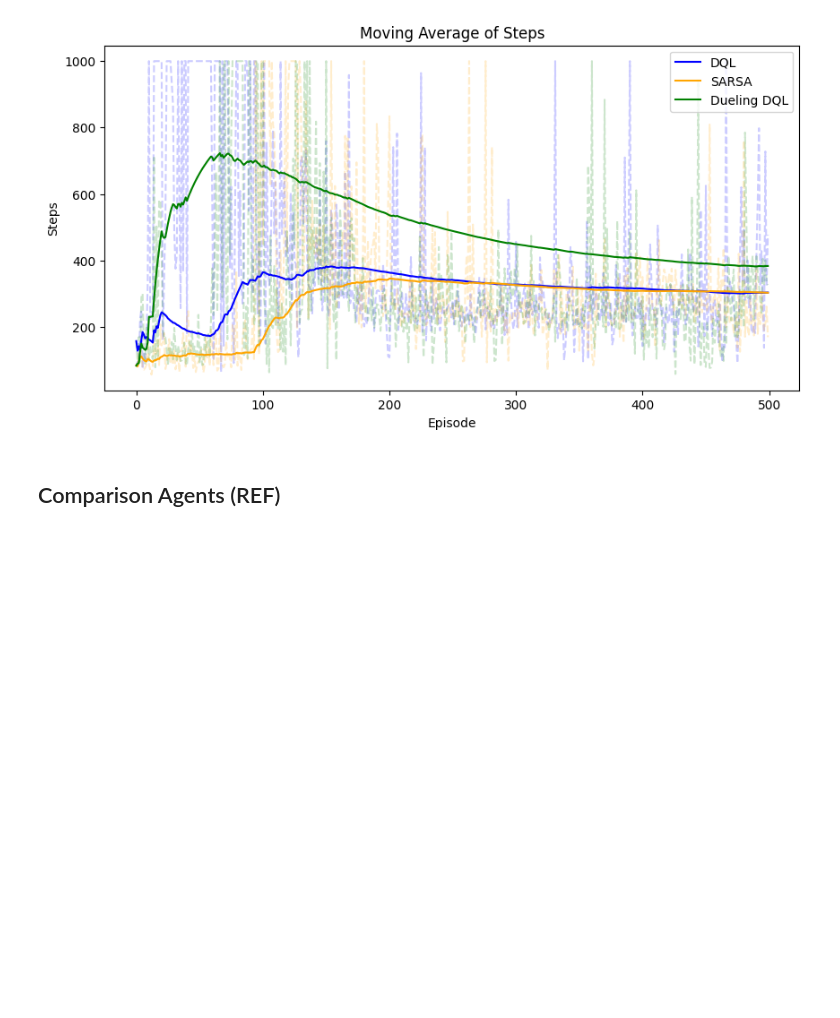
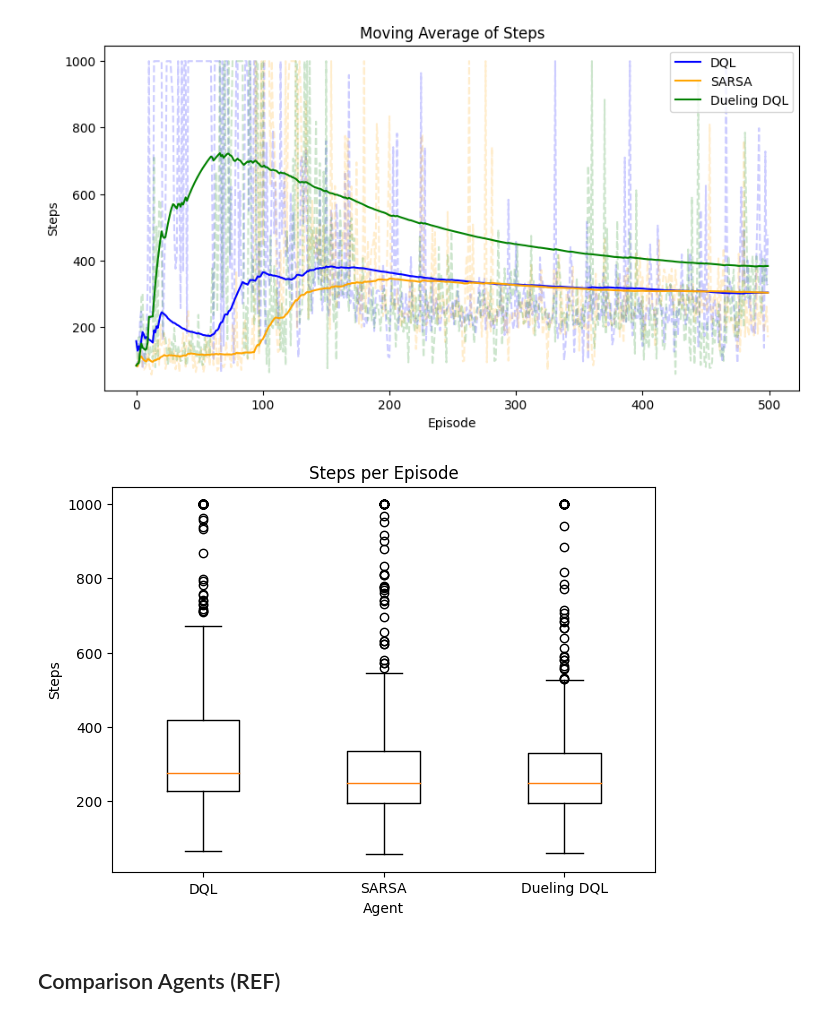
Before and after one commit to timothyckl/Lunar-Lander-RL, a Jupyter notebook: x_Comparative_Analysis.ipynb, the cells around one changed output. Saved outputs shown, nothing was run; the diff lists cells and outputs as text; code cells hidden in the pictures; blank space fills up the shorter version.

Commit message:
Add boxplots

```diff
--- a/x_Comparative_Analysis.ipynb
+++ b/x_Comparative_Analysis.ipynb
@@ -114,6 +114,21 @@ plt.legend()
 plt.show()
 # %% [output]
 [figure]
+# %%
+plt.figure(figsize=(7, 5))
+
+plt.boxplot([dql1_history['steps'],
+        sarsa_history['steps'],
+        dueling_dql_history['steps']]
+    , labels=['DQL', 'SARSA', 'Dueling DQL'], widths=0.4)
+
+plt.title('Steps per Episode')
+plt.xlabel('Agent')
+plt.ylabel('Steps')
+
+plt.show()
+# %% [output]
+[figure, added]
 # %% [markdown]
 ## Comparison Agents (REF)
 # %%
```
Also changed, not shown: parts of 1 cell of this notebook.
